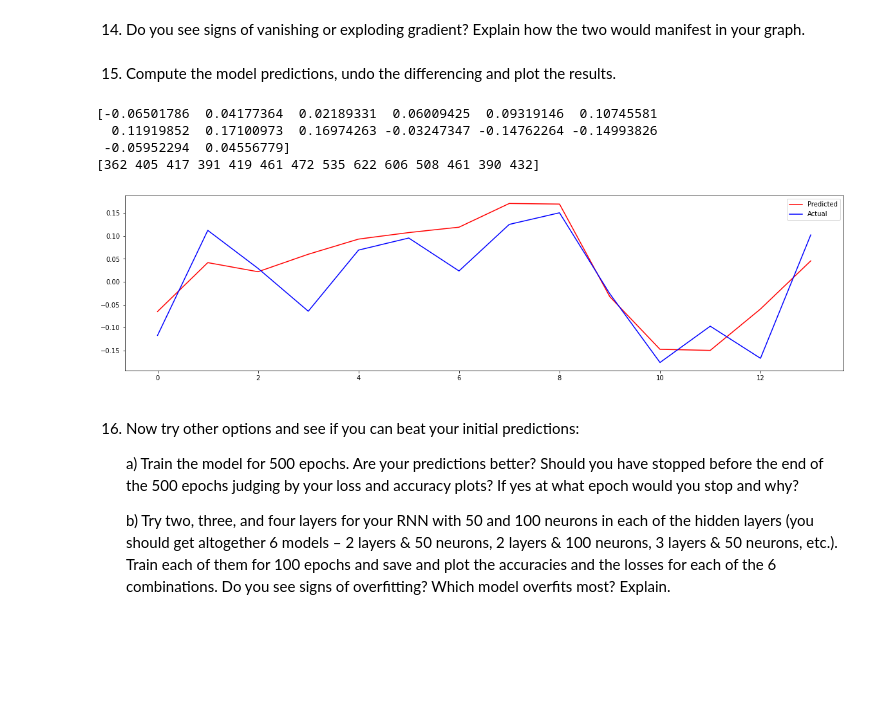
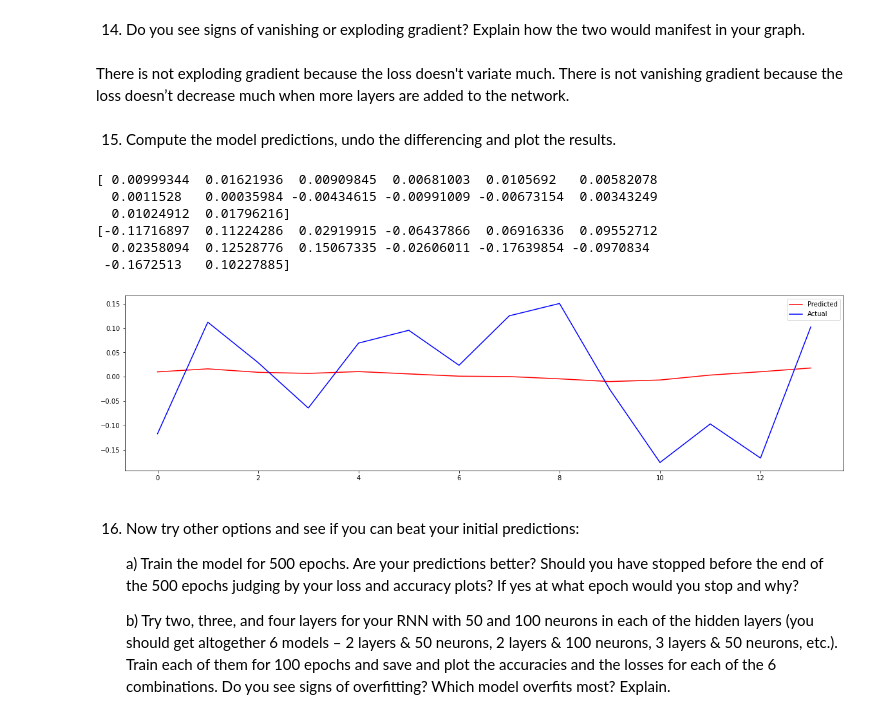
Before and after one commit to iondodon/RNDL, a Jupyter notebook: lab1/lab1.ipynb, the cells around one changed output. Saved outputs shown, nothing was run; the diff lists cells and outputs as text; code cells hidden in the pictures; blank space fills up the shorter version.

```diff
--- a/lab1/lab1.ipynb
+++ b/lab1/lab1.ipynb
@@ -245,7 +245,7 @@ model = Sequential()
 model.add(LSTM(25, activation='relu', input_shape=(look_back, n_features)))
 model.add(Dropout(0.2))
 model.add(Dense(1))
-model.compile(loss='mse', optimizer='adam', metrics='accuracy')
-history = model.fit(Xtrain, Ytrain, epochs=100, batch_size=32, validation_split=0.1, verbose=2, shuffle=False)
+model.compile(loss='mse', optimizer='sgd', metrics='accuracy')
+history = model.fit(Xtrain, Ytrain, epochs=100, batch_size=32, validation_split=0.1, verbose=2, shuffle=False, validation_data=(Xtest, Ytest))
 # %% [output]
 Epoch 1/100
@@ -282,32 +291,36 @@ plt.show()
+# %% [markdown]
+There is not exploding gradient because the loss doesn't variate much. There is not vanishing gradient because the loss doesn’t decrease much when more layers are added to the network.
 # %% [markdown]
 15. Compute the model predictions, undo the differencing and plot the results.
 # %%
 # Compute the model predictions
 trainPredict = model.predict(Xtrain)
 testPredict = model.predict(Xtest)
 
 # reshape to 1D array
 trainPredict = np.reshape(trainPredict, (trainPredict.shape[0],))
 testPredict = np.reshape(testPredict, (testPredict.shape[0],))
 
+# def rebuild_diffed(series: pd.DataFrame, first_element_original):
+#     cumsum = series.cumsum()
+#     return cumsum + first_element_original
+
 print(testPredict)
-print(df['Passengers'].loc[test_idx].values[10:])
-
-# undo log for test predictions
-# testPredict = np.exp(testPredict.cumsum())
-# print(testPredict)
+print(df['Log1stDiff'].loc[test_idx].values[look_back:])
 
 # plot testPredict alongside actual test values
 plt.figure(figsize=(20, 5))
 plt.plot(testPredict, color='red', label='Predicted')
-plt.plot(df['Passengers'].loc[test_idx].values[10:], color='blue', label='Actual')
+plt.plot(df['Log1stDiff'].loc[test_idx].values[look_back:], color='blue', label='Actual')
 plt.legend()
 plt.show()
 # %% [output]
-[-0.06501786  0.04177364  0.02189331  0.06009425  0.09319146  0.10745581
-  0.11919852  0.17100973  0.16974263 -0.03247347 -0.14762264 -0.14993826
- -0.05952294  0.04556779]
-[362 405 417 391 419 461 472 535 622 606 508 461 390 432]
+[ 0.00999344  0.01621936  0.00909845  0.00681003  0.0105692   0.00582078
+  0.0011528   0.00035984 -0.00434615 -0.00991009 -0.00673154  0.00343249
+  0.01024912  0.01796216]
+[-0.11716897  0.11224286  0.02919915 -0.06437866  0.06916336  0.09552712
+  0.02358094  0.12528776  0.15067335 -0.02606011 -0.17639854 -0.0970834
+ -0.1672513   0.10227885]
-[figure, old version]
+[figure, new version]
 # %% [markdown]
 16. Now try other options and see if you can beat your initial predictions:
```
Also changed, not shown: parts of 6 cells of this notebook, 1 other file.
